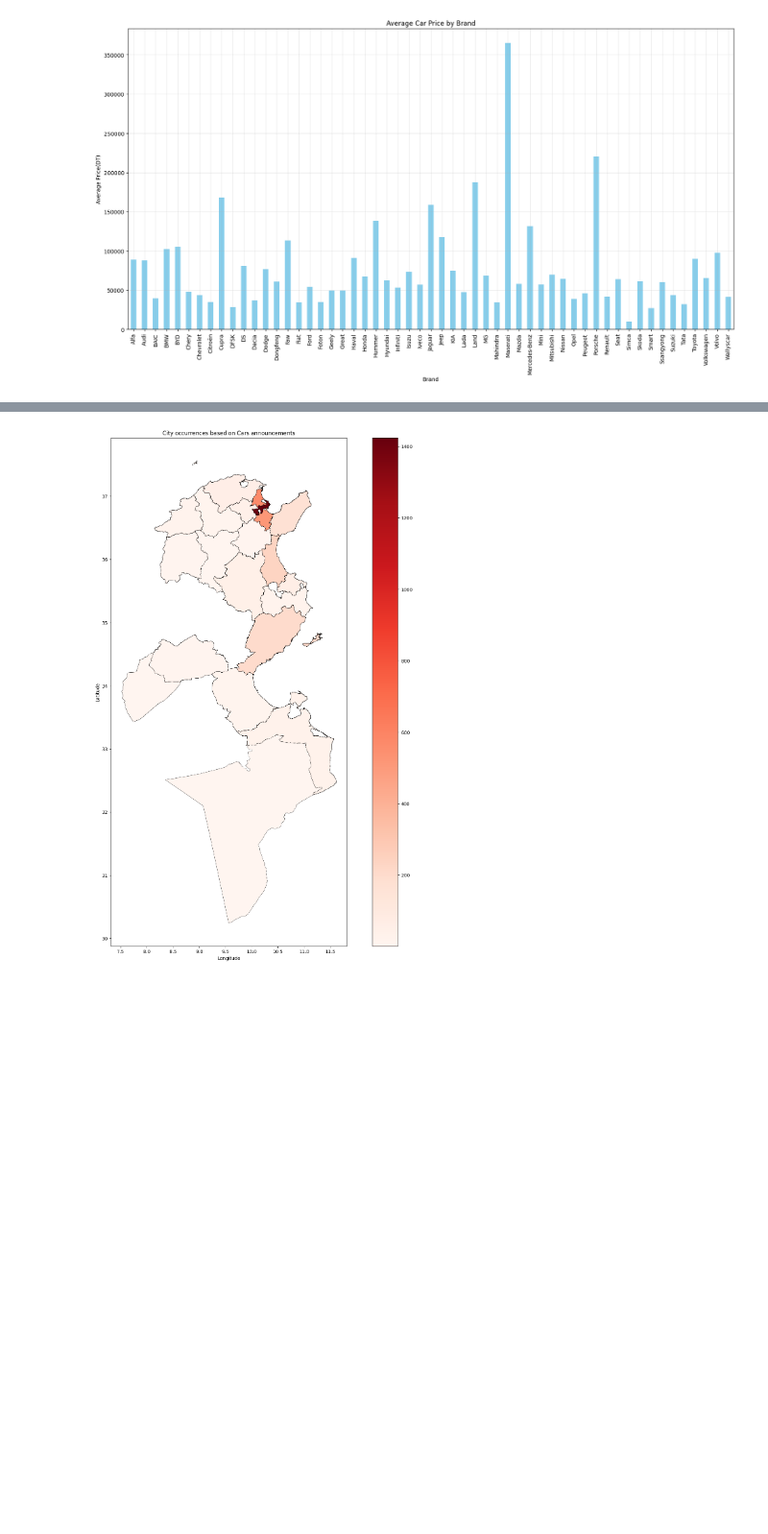
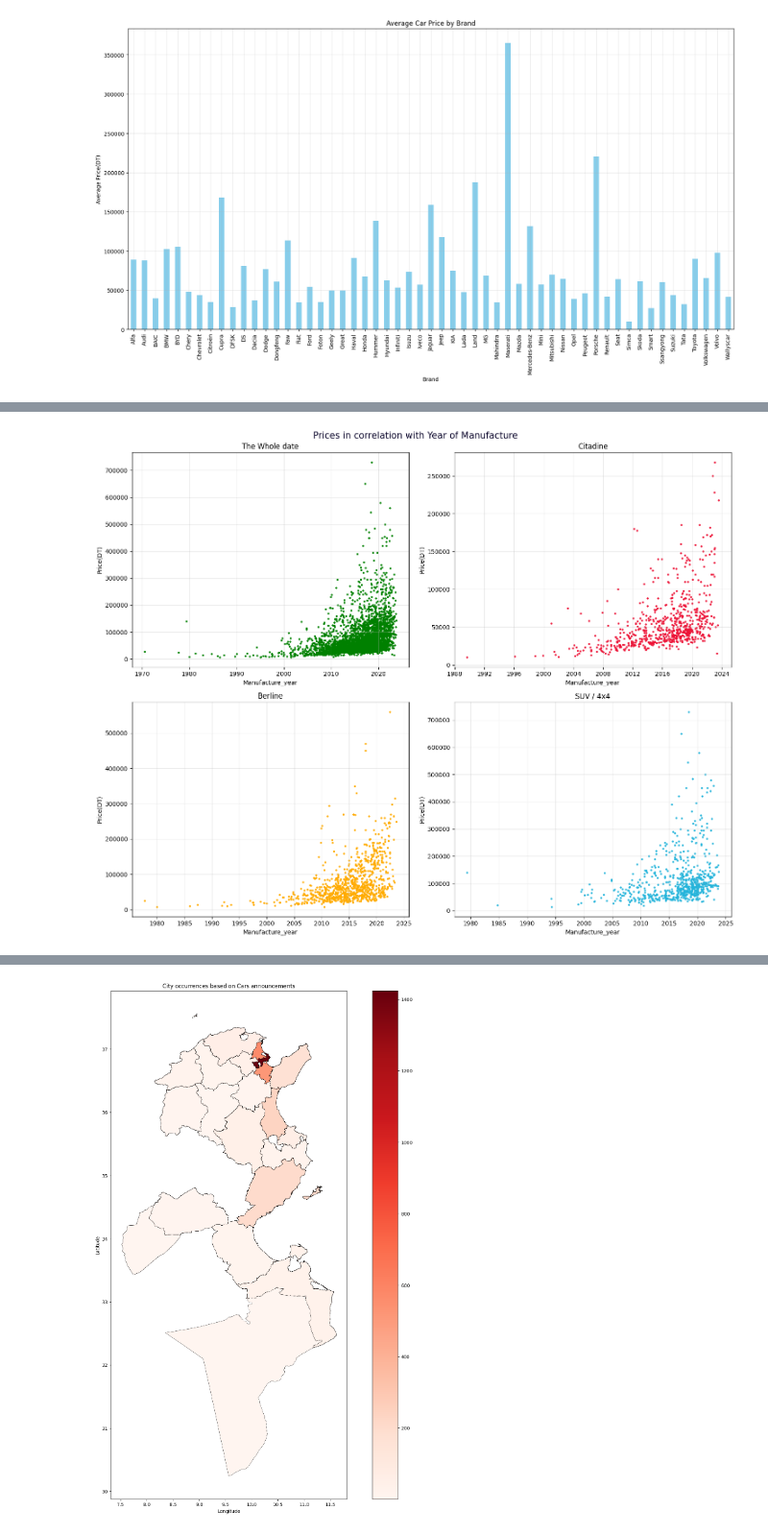
Before and after one commit to SayehOmar/AutoMobileTN_case_study, a Jupyter notebook: Case_study/Case_study.ipynb, the cells around one changed output, grey strips where cells are left out. Shown at 96% size. Cells and saved outputs as stored; diff of their text form; code cells hidden in the pictures; blank space fills up the shorter version.

```diff
--- a/Case_study/Case_study.ipynb
+++ b/Case_study/Case_study.ipynb
@@ -154,3 +173,36 @@ plt.show()
+# %%
+fig, axs = plt.subplots(2,2, figsize=(15, 12))
+fig.suptitle('Prices in correlation with Year of Manufacture', fontsize=15, c='#050026')
+
+axs[0,1].scatter(df_Citadine['Manufacture_year'], df_Citadine['Price(DT)'], s=5, c='#ed1236')
+axs[0,1].grid(True, alpha=0.3)
+axs[0,1].set_xlabel('Manufacture_year')
+axs[0,1].set_ylabel('Price(DT)')
+axs[0,1].set_title('Citadine')
+
+axs[0,0].scatter(df['Manufacture_year'], df['Price(DT)'], s=5, c='green')
+axs[0,0].grid(True, alpha=0.3)
+axs[0,0].set_xlabel('Manufacture_year')
+axs[0,0].set_ylabel('Price(DT)')
+axs[0,0].set_title('The Whole date')
+
+axs[1,0].scatter(df_Berline['Manufacture_year'], df_Berline['Price(DT)'], s=5, c='#ffab00')
+axs[1,0].grid(True, alpha=0.3)
+axs[1,0].set_xlabel('Manufacture_year')
+axs[1,0].set_ylabel('Price(DT)')
+axs[1,0].set_title('Berline')
+
+axs[1,1].scatter(df_SUV4x4['Manufacture_year'], df_SUV4x4['Price(DT)'], s=5, c='#24b4db')
+axs[1,1].grid(True, alpha=0.3)
+axs[1,1].set_xlabel('Manufacture_year')
+axs[1,1].set_ylabel('Price(DT)')
+axs[1,1].set_title('SUV / 4x4')
+
+
+plt.tight_layout()
+plt.show()
+# %% [output]
+[figure, added]
 # %%
 gdf=gpd.read_file('TunisiaMap.shp')
 # %%
```
Also changed, not shown: parts of 7 cells of this notebook.
